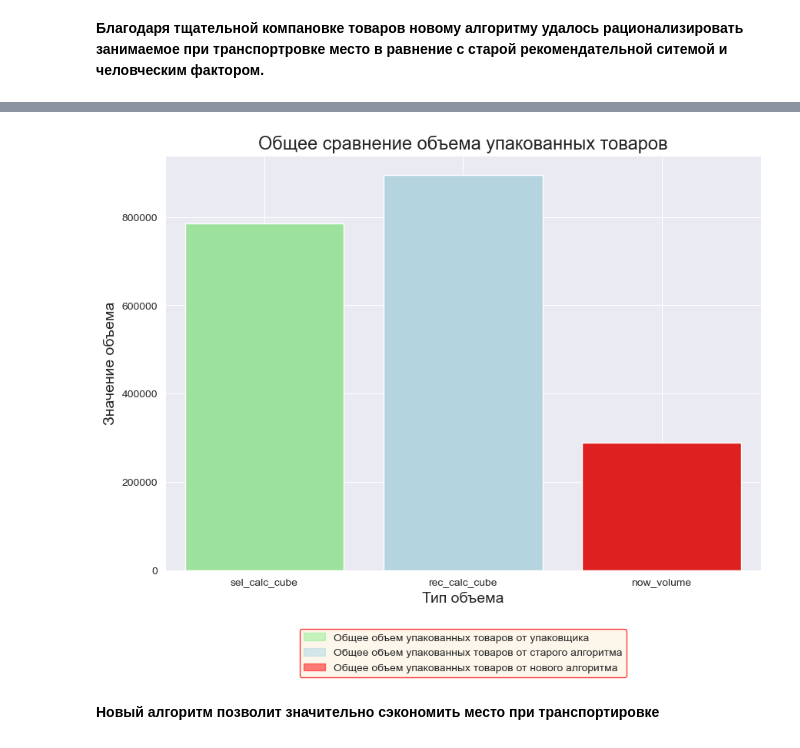
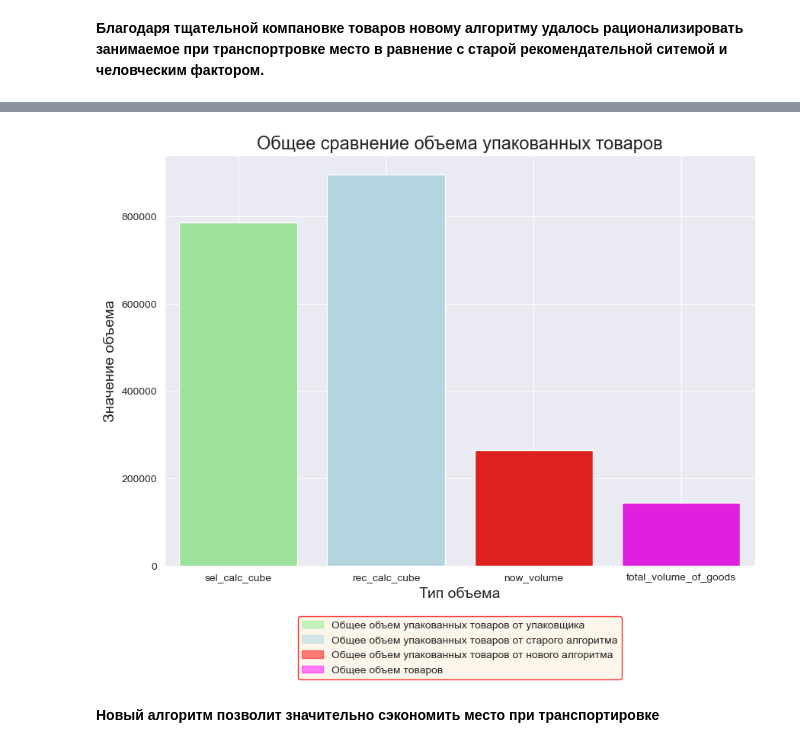
Before and after one commit to uladzislau21/YM_hackathon_Jun2023, a Jupyter notebook: yandex_hackathon_result_by_ds_team_4.ipynb, the cells around one changed output, grey strips where cells are left out. Cells and saved outputs as stored; diff of their text form; code cells hidden in the pictures.

Commit message:
add total volume of goods

```diff
--- a/yandex_hackathon_result_by_ds_team_4.ipynb
+++ b/yandex_hackathon_result_by_ds_team_4.ipynb
@@ -506,8 +505,10 @@ df_carton['volume'] = df_carton['LENGTH'] * df_carton['WIDTH'] * df_carton['HEIG
 **Создадим словарь размеров упаковок.**
 # %%
 dict_wth_volume = dict(zip(df_carton.CARTONTYPE, df_carton.volume))
+# %%
+for_analysis['total_volume_of_goods'] = for_analysis['a'] * for_analysis['b'] * for_analysis['c']
 # %%
-for_analysis_by_order = for_analysis.groupby('orderkey')['sel_calc_cube','rec_calc_cube', 'pack_volume'].sum().reset_index()
+for_analysis_by_order = for_analysis.groupby('orderkey')['sel_calc_cube','rec_calc_cube', 'pack_volume', 'total_volume_of_goods'].sum().reset_index()
 # %%
 for_analysis_by_order['now_volume'] = 0
 for num_order, sku_and_cartontype in dct_wth_orders.items():
@@ -569,7 +576,7 @@ plt.legend(edgecolor = 'r',
 # %% [markdown]
 **Благодаря тщательной компановке товаров новому алгоритму удалось рационализировать занимаемое при транспортровке место в равнение с старой рекомендательной ситемой и человческим фактором.**
 # %%
-total_volume = for_analysis_by_order[['sel_calc_cube','rec_calc_cube','now_volume']].agg('sum').reset_index().rename(columns={'index': 'volume', 0: 'value'})
+total_volume = for_analysis_by_order[['sel_calc_cube','rec_calc_cube','now_volume', 'total_volume_of_goods']].agg('sum').reset_index().rename(columns={'index': 'volume', 0: 'value'})
 # %%
 total_volume
 # %% [output]
@@ -580,23 +588,24 @@ total_volume
 # %%
 plt.figure(figsize=(10, 7))
 plt.title('Общее сравнение объема упакованных товаров', fontsize=17)
 sns.set_style('darkgrid')
 sns.barplot(data=total_volume,
             x='volume',
             y='value',
-            palette=['lightgreen', 'lightblue', 'red'])
+            palette=['lightgreen', 'lightblue', 'red', 'magenta'])
 plt.ylabel('Значение объема', fontsize=14)
 plt.xlabel('Тип объема', fontsize=14)
 plt.grid(True)
 plt.legend(handles=[Patch(color='lightgreen', alpha=.5, label=f'Общее объем упакованных товаров от упаковщика'),
                     Patch(color='lightblue', alpha=.5, label=f'Общее объем упакованных товаров от старого алгоритма'),
-                    Patch(color='red', alpha=.5, label=f'Общее объем упакованных товаров от нового алгоритма')],
+                    Patch(color='red', alpha=.5, label=f'Общее объем упакованных товаров от нового алгоритма'),
+                    Patch(color='magenta', alpha=.5, label=f'Общее объем товаров')],
            edgecolor = 'r',
            facecolor = 'oldlace',
            loc='center',
            bbox_to_anchor=(0.5, -0.2));
 # %% [output]
-[figure, old version]
+[figure, new version]
 # %% [markdown]
 **Новый алгоритм позволит значительно сэкономить место при транспортировке**
 # %% [markdown]
```
Also changed, not shown: parts of 10 cells of this notebook.
